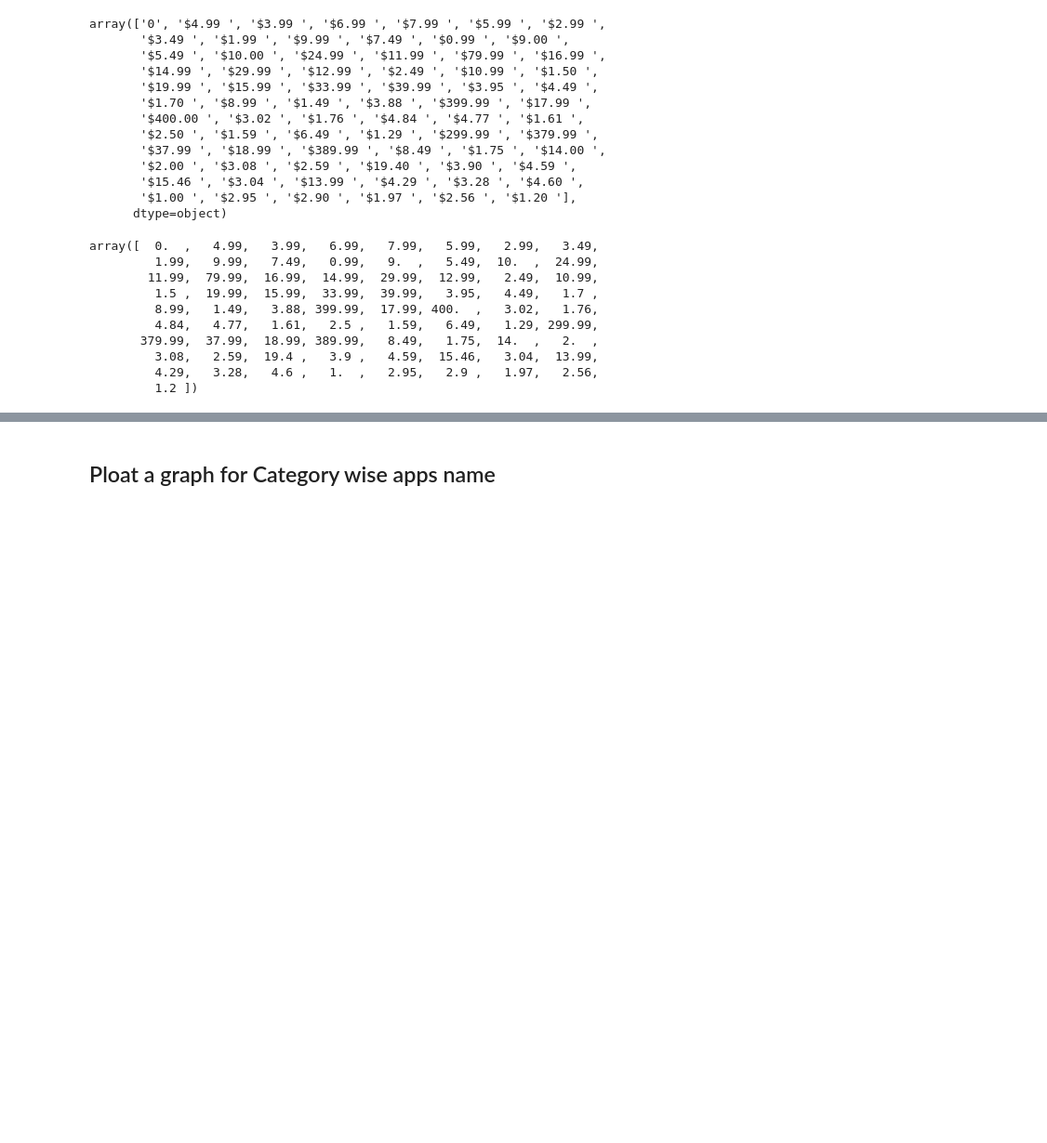
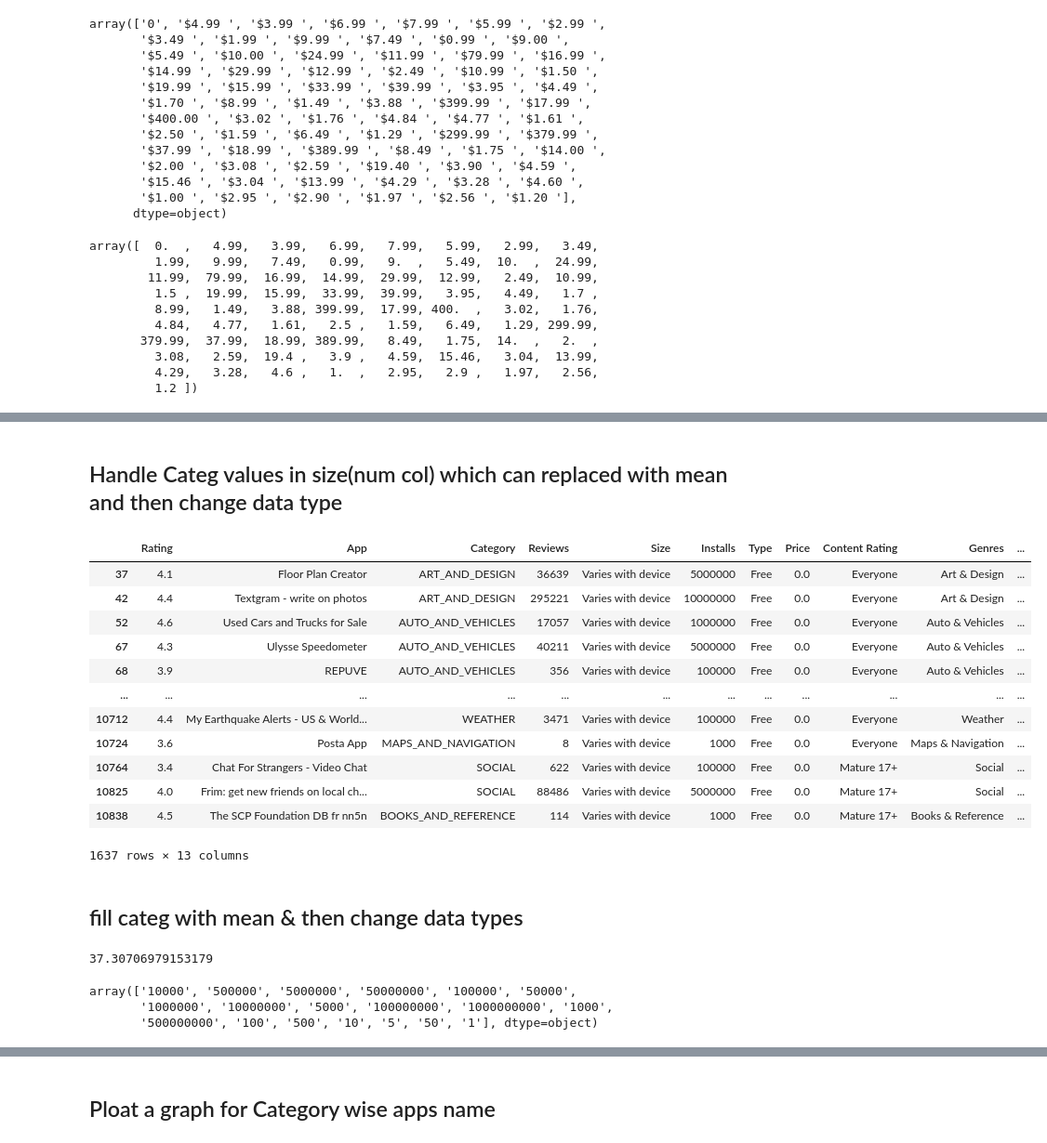
Before and after one commit to MrVishalKumbhar/Google_Play_Store_Review, a Jupyter notebook: Google_platstore_review.ipynb, the cells around one changed output, grey strips where cells are left out. Shown: that part at 93% size. Saved outputs shown, nothing was run; the diff lists cells and outputs as text; code cells hidden in the pictures; blank space fills up the shorter version.

```diff
--- a/Google_platstore_review.ipynb
+++ b/Google_platstore_review.ipynb
@@ -223,0 +250,4 @@ array([  0.  ,   4.99,   3.99,   6.99,   7.99,   5.99,   2.99,   3.49,
+# %%
+# Romoving_M_&_K_from_data
+df['Size']=df['Size'].map(lambda x : x.rstrip('M'))
+df['Size']=df['Size'].map(lambda x : x.rstrip('k'))
@@ -223,0 +275,24 @@ array([  0.  ,   4.99,   3.99,   6.99,   7.99,   5.99,   2.99,   3.49,
+# %% [markdown]
+## Handle Categ values in size(num col) which can replaced with mean and then change data type
+# %%
+df[df['Size']=="Varies with device"]
+# %% [output]
+|  | Rating | App | Category | Reviews | Size | Installs | Type | Price | Content Rating | Genres | ... |
+| 37 | 4.1 | Floor Plan Creator | ART_AND_DESIGN | 36639 | Varies with device | 5000000 | Free | 0.0 | Everyone | Art & Design | ... |
+| 42 | 4.4 | Textgram - write on photos | ART_AND_DESIGN | 295221 | Varies with device | 10000000 | Free | 0.0 | Everyone | Art & Design | ... |
+| 52 | 4.6 | Used Cars and Trucks for Sale | AUTO_AND_VEHICLES | 17057 | Varies with device | 1000000 | Free | 0.0 | Everyone | Auto & Vehicles | ... |
+| 67 | 4.3 | Ulysse Speedometer | AUTO_AND_VEHICLES | 40211 | Varies with device | 5000000 | Free | 0.0 | Everyone | Auto & Vehicles | ... |
+| 68 | 3.9 | REPUVE | AUTO_AND_VEHICLES | 356 | Varies with device | 100000 | Free | 0.0 | Everyone | Auto & Vehicles | ... |
+| ... | ... | ... | ... | ... | ... | ... | ... | ... | ... | ... | ... |
+| 10712 | 4.4 | My Earthquake Alerts - US & World... | WEATHER | 3471 | Varies with device | 100000 | Free | 0.0 | Everyone | Weather | ... |
+| 10724 | 3.6 | Posta App | MAPS_AND_NAVIGATION | 8 | Varies with device | 1000 | Free | 0.0 | Everyone | Maps & Navigation | ... |
+| 10764 | 3.4 | Chat For Strangers - Video Chat | SOCIAL | 622 | Varies with device | 100000 | Free | 0.0 | Mature 17+ | Social | ... |
+| 10825 | 4.0 | Frim: get new friends on local ch... | SOCIAL | 88486 | Varies with device | 5000000 | Free | 0.0 | Mature 17+ | Social | ... |
+| 10838 | 4.5 | The SCP Foundation DB fr nn5n | BOOKS_AND_REFERENCE | 114 | Varies with device | 1000 | Free | 0.0 | Mature 17+ | Books & Reference | ... |
+1637 rows × 13 columns
+# %% [markdown]
+## fill categ with mean & then change data types
+# %%
+df[df['Size']!="Varies with device"]['Size'].astype(float).mean()
+# %% [output]
+37.30706979153179
@@ -223,0 +301,6 @@ array([  0.  ,   4.99,   3.99,   6.99,   7.99,   5.99,   2.99,   3.49,
+# %%
+df['Installs'].unique()
+# %% [output]
+array(['10000', '500000', '5000000', '50000000', '100000', '50000',
+       '1000000', '10000000', '5000', '100000000', '1000000000', '1000',
+       '500000000', '100', '500', '10', '5', '50', '1'], dtype=object)
```
Also changed, not shown: parts of 12 cells of this notebook.
